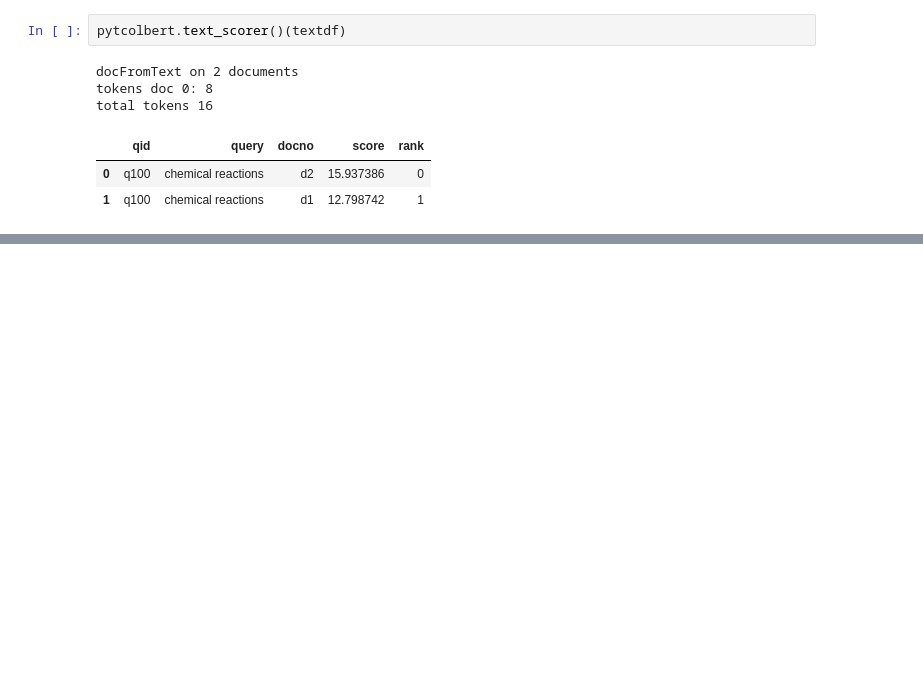
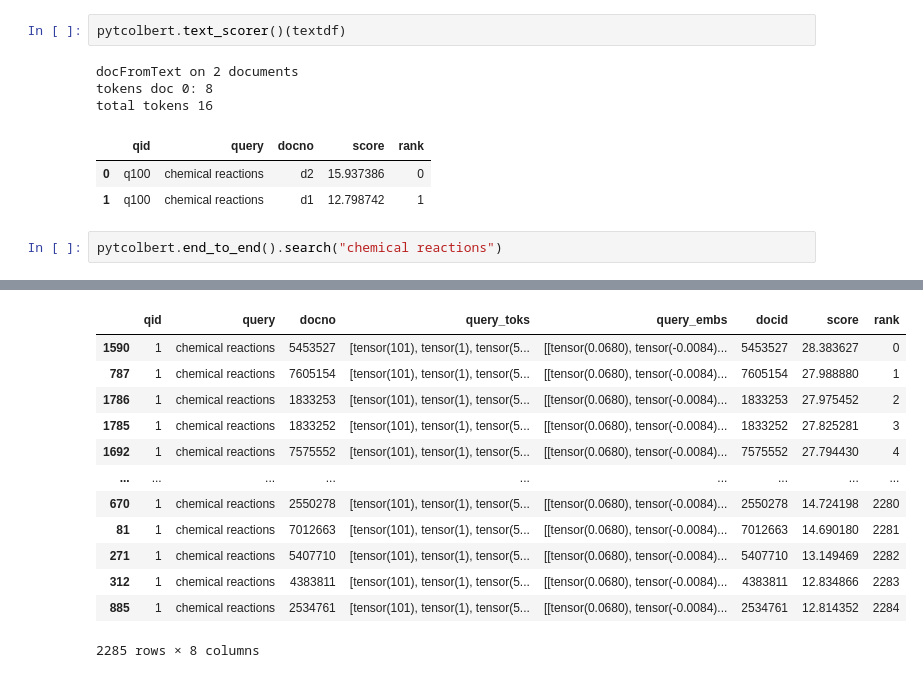
Before and after one commit to terrierteam/pyterrier_colbert, a Jupyter notebook: testing.ipynb, the cells around one changed output, grey strips where cells are left out. Drawn from its saved outputs; the diff is of its cells as text; blank space fills up the shorter version.

```diff
--- a/testing.ipynb
+++ b/testing.ipynb
@@ -118,3 +118,6 @@ total tokens 16
 |  | qid | query | docno | score | rank |
 | 0 | q100 | chemical reactions | d2 | 15.937386 | 0 |
 | 1 | q100 | chemical reactions | d1 | 12.798742 | 1 |
+# %%
+pytcolbert.end_to_end().search("chemical reactions")
+# %% [output]
@@ -120,0 +132,13 @@ total tokens 16
+|  | qid | query | docno | query_toks | query_embs | docid | score | rank |
+| 1590 | 1 | chemical reactions | 5453527 | [tensor(101), tensor(1), tensor(5... | [[tensor(0.0680), tensor(-0.0084)... | 5453527 | 28.383627 | 0 |
+| 787 | 1 | chemical reactions | 7605154 | [tensor(101), tensor(1), tensor(5... | [[tensor(0.0680), tensor(-0.0084)... | 7605154 | 27.988880 | 1 |
+| 1786 | 1 | chemical reactions | 1833253 | [tensor(101), tensor(1), tensor(5... | [[tensor(0.0680), tensor(-0.0084)... | 1833253 | 27.975452 | 2 |
+| 1785 | 1 | chemical reactions | 1833252 | [tensor(101), tensor(1), tensor(5... | [[tensor(0.0680), tensor(-0.0084)... | 1833252 | 27.825281 | 3 |
+| 1692 | 1 | chemical reactions | 7575552 | [tensor(101), tensor(1), tensor(5... | [[tensor(0.0680), tensor(-0.0084)... | 7575552 | 27.794430 | 4 |
+| ... | ... | ... | ... | ... | ... | ... | ... | ... |
+| 670 | 1 | chemical reactions | 2550278 | [tensor(101), tensor(1), tensor(5... | [[tensor(0.0680), tensor(-0.0084)... | 2550278 | 14.724198 | 2280 |
+| 81 | 1 | chemical reactions | 7012663 | [tensor(101), tensor(1), tensor(5... | [[tensor(0.0680), tensor(-0.0084)... | 7012663 | 14.690180 | 2281 |
+| 271 | 1 | chemical reactions | 5407710 | [tensor(101), tensor(1), tensor(5... | [[tensor(0.0680), tensor(-0.0084)... | 5407710 | 13.149469 | 2282 |
+| 312 | 1 | chemical reactions | 4383811 | [tensor(101), tensor(1), tensor(5... | [[tensor(0.0680), tensor(-0.0084)... | 4383811 | 12.834866 | 2283 |
+| 885 | 1 | chemical reactions | 2534761 | [tensor(101), tensor(1), tensor(5... | [[tensor(0.0680), tensor(-0.0084)... | 2534761 | 12.814352 | 2284 |
+2285 rows × 8 columns
```
Also changed, not shown: parts of 6 cells of this notebook, 1 other file.
